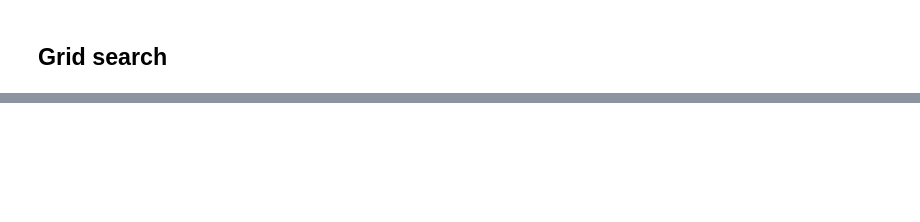
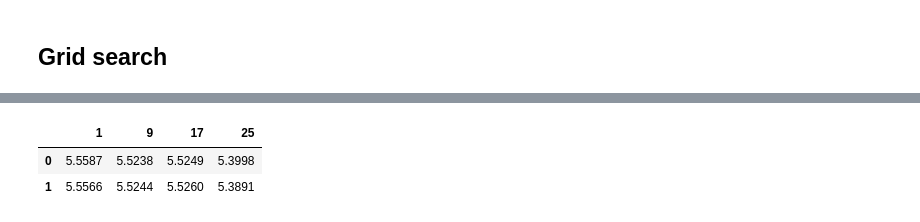
Before and after one commit to mohamedabdomm2/air-quality-morraco, a Jupyter notebook: model_bulding.ipynb, the cells around one changed output, grey strips where cells are left out. Drawn from its saved outputs; the diff is of its cells as text; code cells hidden in the pictures; blank space fills up the shorter version.

Commit message:
Created Grid Search

```diff
--- a/model_bulding.ipynb
+++ b/model_bulding.ipynb
@@ -29,3 +41,8 @@ def wrangle_data(path, resample_rule="1h"):
 # %%
-df = wrangle_data('morraco_measurments.csv', resample_rule="1h")
-df.head()
+client = MongoClient(
+            host="localhost",
+            port=27017,
+            username="admin",
+            password="admin")
+db=client["air-quality"]
+morraco = db["morraco"]
@@ -39,0 +49,2 @@ Freq: h, Name: pm25, dtype: float64
+# %%
+y = wrangle(morraco)
@@ -40,8 +53,12 @@ Freq: h, Name: pm25, dtype: float64
+# %%
+cutoff_test = int(len(y) * 0.95)
+y_train = y.iloc[:cutoff_test]
+y_test =  y.iloc[cutoff_test:]
 # %% [markdown]
 ## Grid search
 # %%
-p = range(1,26)
-q = range(1,5)
+p_params = range(1,26,8)
+q_params = range(1,3)
 # %%
 # Create dictionary to store MAEs
 mae_grid = dict()
@@ -71,0 +100,7 @@ print(mae_grid)
+# %%
+mae_df = pd.DataFrame(mae_grid)
+mae_df.round(4)
+# %% [output]
+|  | 1 | 9 | 17 | 25 |
+| 0 | 5.5587 | 5.5238 | 5.5249 | 5.3998 |
+| 1 | 5.5566 | 5.5244 | 5.5260 | 5.3891 |
```
Also changed, not shown: parts of 5 cells of this notebook, 1 other file.
